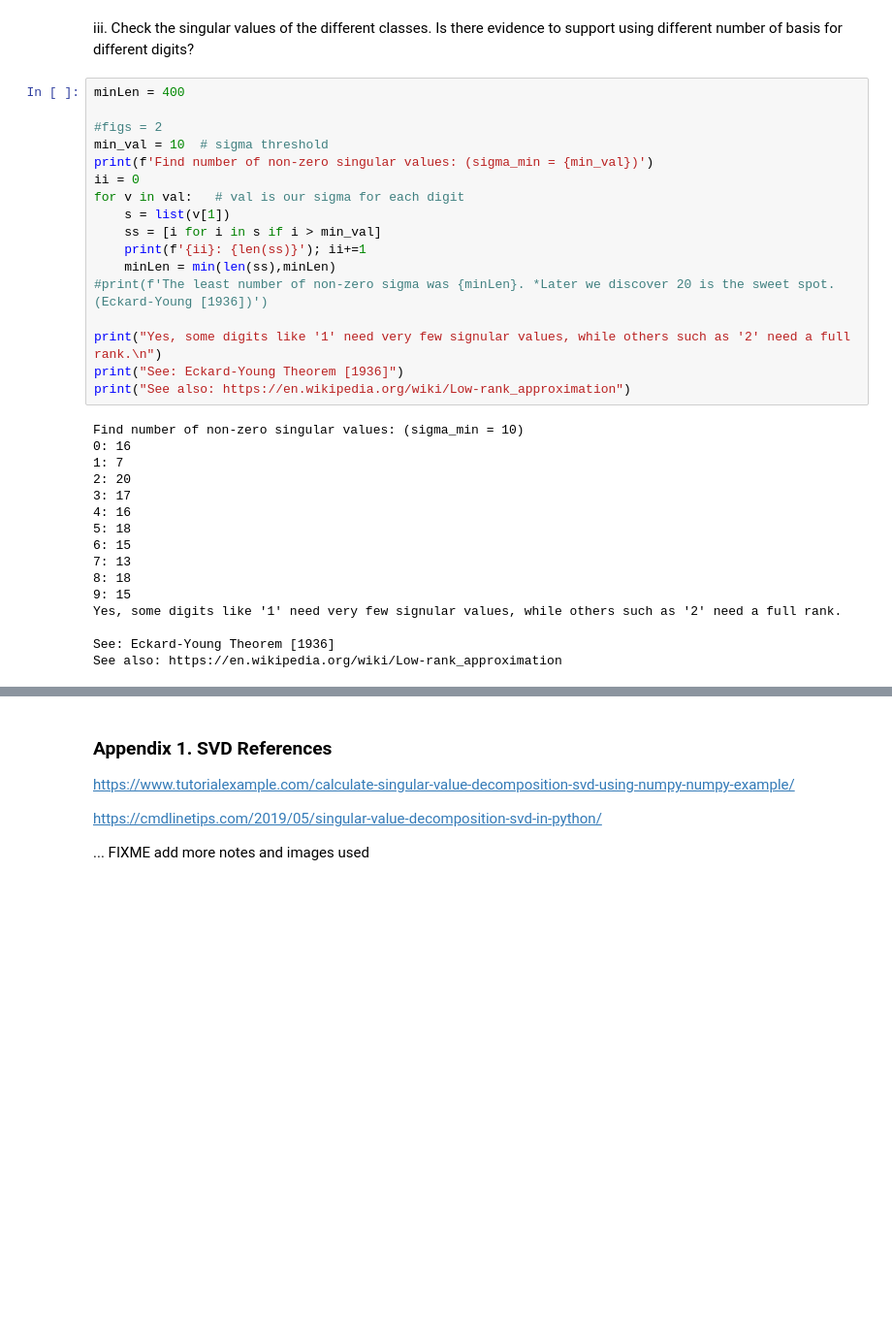
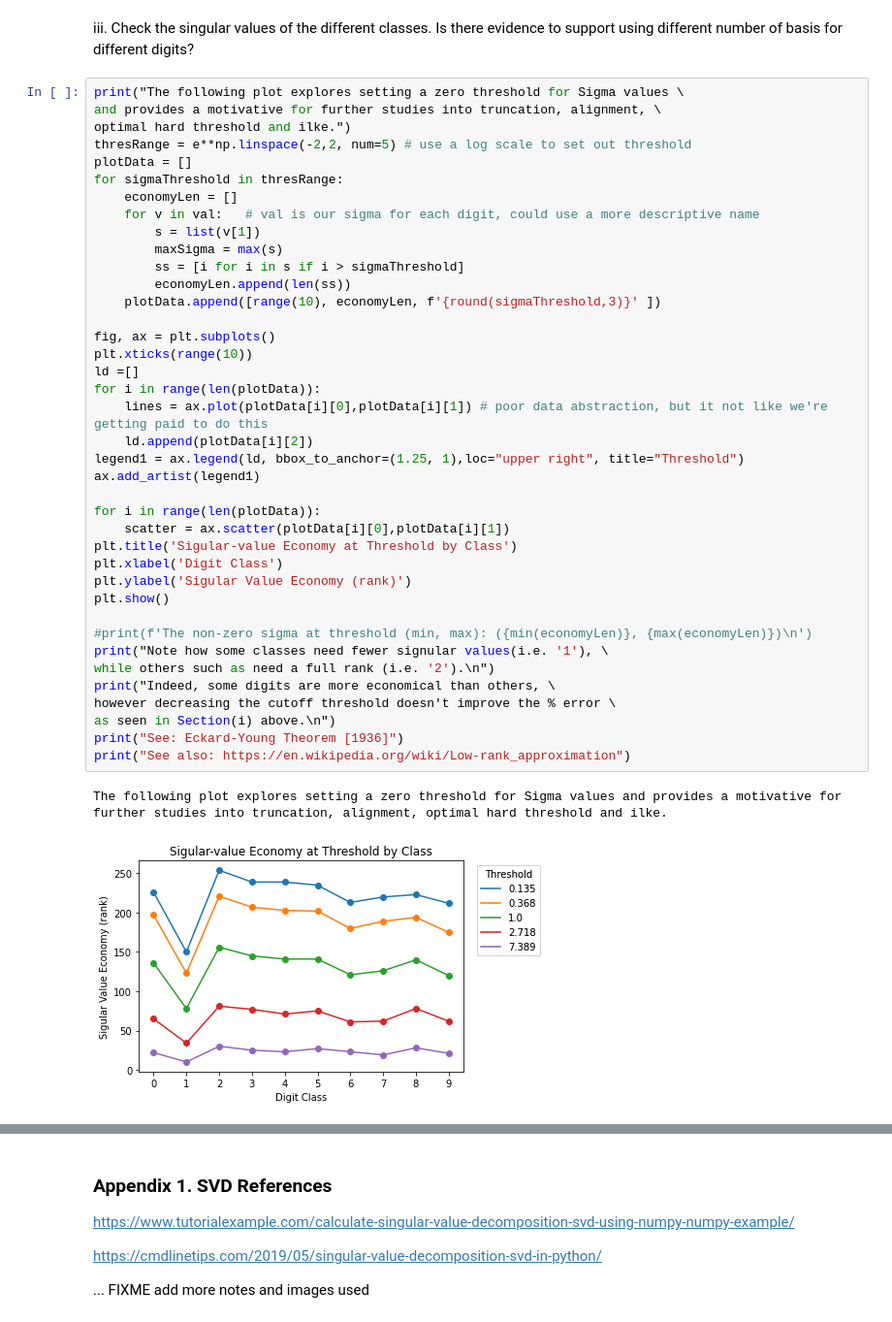
Before and after one commit to fractalclockwork/Math425, a Jupyter notebook: FinalProjectProblem3.ipynb, the cells around one changed output, grey strips where cells are left out. Shown at 97% size. Drawn from its saved outputs; the diff is of its cells as text; blank space fills up the shorter version.

```diff
--- a/FinalProjectProblem3.ipynb
+++ b/FinalProjectProblem3.ipynb
@@ -187,36 +181,45 @@ Above we selected some samples showing poor handwriting or initial training mist
 # %% [markdown]
 
  iii. Check the singular values of the different classes.  Is there evidence to support using different number of basis for different digits?
-# %%
-minLen = 400
-
-#figs = 2
-min_val = 10  # sigma threshold
-print(f'Find number of non-zero singular values: (sigma_min = {min_val})')
-ii = 0
-for v in val:   # val is our sigma for each digit
-    s = list(v[1])
-    ss = [i for i in s if i > min_val]
-    print(f'{ii}: {len(ss)}'); ii+=1
-    minLen = min(len(ss),minLen)
-#print(f'The least number of non-zero sigma was {minLen}. *Later we discover 20 is the sweet spot. (Eckard-Young [1936])')
-
-print("Yes, some digits like '1' need very few signular values, while others such as '2' need a full rank.\n")
-print("See: Eckard-Young Theorem [1936]")
-print("See also: https://en.wikipedia.org/wiki/Low-rank_approximation")
-# %% [output]
-Find number of non-zero singular values: (sigma_min = 10)
-0: 16
-1: 7
-2: 20
-3: 17
-4: 16
-5: 18
-6: 15
-7: 13
-8: 18
-9: 15
-Yes, some digits like '1' need very few signular values, while others such as '2' need a full rank.
-
-See: Eckard-Young Theorem [1936]
-See also: https://en.wikipedia.org/wiki/Low-rank_approximation
+# %%
+print("The following plot explores setting a zero threshold for Sigma values \
+and provides a motivative for further studies into truncation, alignment, \
+optimal hard threshold and ilke.")
+thresRange = e**np.linspace(-2,2, num=5) # use a log scale to set out threshold
+plotData = []
+for sigmaThreshold in thresRange:
+    economyLen = []
+    for v in val:   # val is our sigma for each digit, could use a more descriptive name
+        s = list(v[1])
+        maxSigma = max(s)
+        ss = [i for i in s if i > sigmaThreshold]
+        economyLen.append(len(ss))
+    plotData.append([range(10), economyLen, f'{round(sigmaThreshold,3)}' ])
+
+fig, ax = plt.subplots()
+plt.xticks(range(10))
+ld =[]
+for i in range(len(plotData)):
+    lines = ax.plot(plotData[i][0],plotData[i][1]) # poor data abstraction, but it not like we're getting paid to do this
+    ld.append(plotData[i][2])
+legend1 = ax.legend(ld, bbox_to_anchor=(1.25, 1),loc="upper right", title="Threshold")
+ax.add_artist(legend1)
+
+for i in range(len(plotData)):
+    scatter = ax.scatter(plotData[i][0],plotData[i][1])
+plt.title('Sigular-value Economy at Threshold by Class')
+plt.xlabel('Digit Class')
+plt.ylabel('Sigular Value Economy (rank)')
+plt.show()
+
+#print(f'The non-zero sigma at threshold (min, max): ({min(economyLen)}, {max(economyLen)})\n')
+print("Note how some classes need fewer signular values(i.e. '1'), \
+while others such as need a full rank (i.e. '2').\n")
+print("Indeed, some digits are more economical than others, \
+however decreasing the cutoff threshold doesn't improve the % error \
+as seen in Section(i) above.\n")
+print("See: Eckard-Young Theorem [1936]")
+print("See also: https://en.wikipedia.org/wiki/Low-rank_approximation")
+# %% [output]
+The following plot explores setting a zero threshold for Sigma values and provides a motivative for further studies into truncation, alignment, optimal hard threshold and ilke.
+[figure, added]
```
Also changed, not shown: parts of 8 cells of this notebook.
